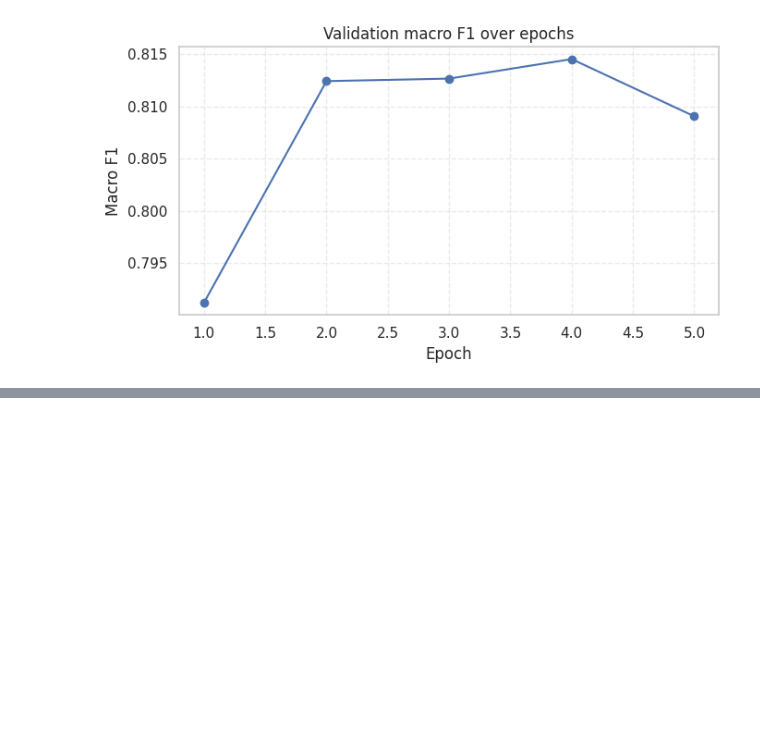
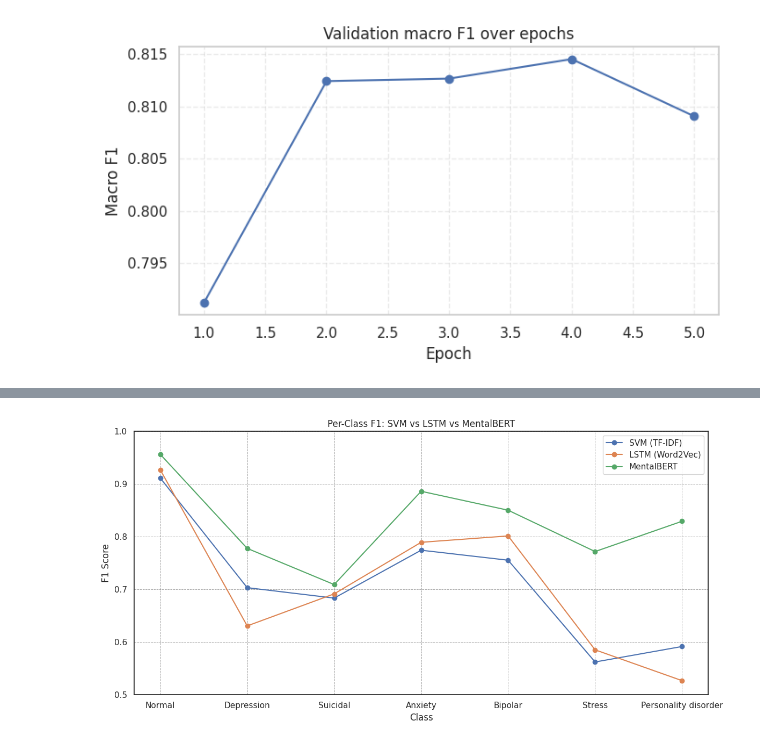
Before and after one commit to prakashy003/MindScope-AI, a Jupyter notebook: notebooks/06_Transformer_Based_Model.ipynb, the cells around one changed output, grey strips where cells are left out. Cells and saved outputs as stored; diff of their text form; code cells hidden in the pictures; blank space fills up the shorter version.

```diff
--- a/notebooks/06_Transformer_Based_Model.ipynb
+++ b/notebooks/06_Transformer_Based_Model.ipynb
@@ -863,0 +1136,18 @@ plt.show()
+# %%
+# 3) Transformer (MentalBERT)
+
+# Recompute classification report for MentalBERT
+report_dict_bert = classification_report(
+    all_labels,
+    all_preds,
+    labels=id_order,
+    target_names=LABEL_ORDER,
+    output_dict=True,
+    digits=4,
+)
+
+# Build per-class F1 dict for MentalBERT
+mentalbert_f1 = {
+    label: report_dict_bert[label]["f1-score"]
+    for label in LABEL_ORDER
+}
@@ -863,0 +1175,40 @@ plt.show()
+# %%
+# SECTION 10 – Per-class F1: SVM vs LSTM vs MentalBERT (line plot)
+
+import matplotlib.pyplot as plt
+import seaborn as sns
+
+classes = LABEL_ORDER
+
+svm_f1_vals        = [svm_f1[c]        for c in classes]
+lstm_f1_vals       = [lstm_f1[c]       for c in classes]
+mentalbert_f1_vals = [mentalbert_f1[c] for c in classes]
+
+sns.set_style("white")
+
+plt.figure(figsize=(12, 6))
+
+plt.plot(classes, svm_f1_vals,        marker="o", linestyle="-", label="SVM (TF-IDF)")
+plt.plot(classes, lstm_f1_vals,       marker="o", linestyle="-", label="LSTM (Word2Vec)")
+plt.plot(classes, mentalbert_f1_vals, marker="o", linestyle="-", label="MentalBERT")
+
+plt.title("Per-Class F1: SVM vs LSTM vs MentalBERT")
+plt.xlabel("Class")
+plt.ylabel("F1 Score")
+plt.ylim(0.5, 1.0)
+
+plt.grid(
+    True,
+    which="both",
+    linestyle="--",
+    linewidth=0.7,
+    alpha=0.7,
+    color="grey",
+)
+
+plt.xticks()
+plt.legend()
+plt.tight_layout()
+plt.show()
+# %% [output]
+[figure, added]
```
Also changed, not shown: parts of 15 cells of this notebook.
